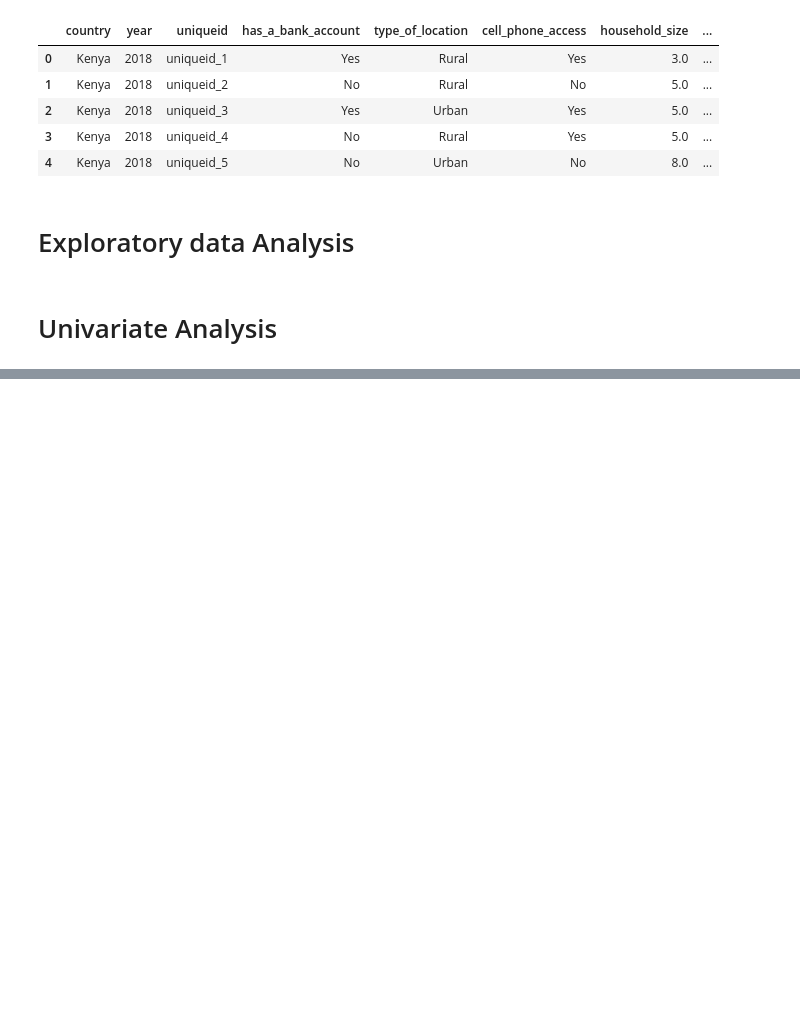
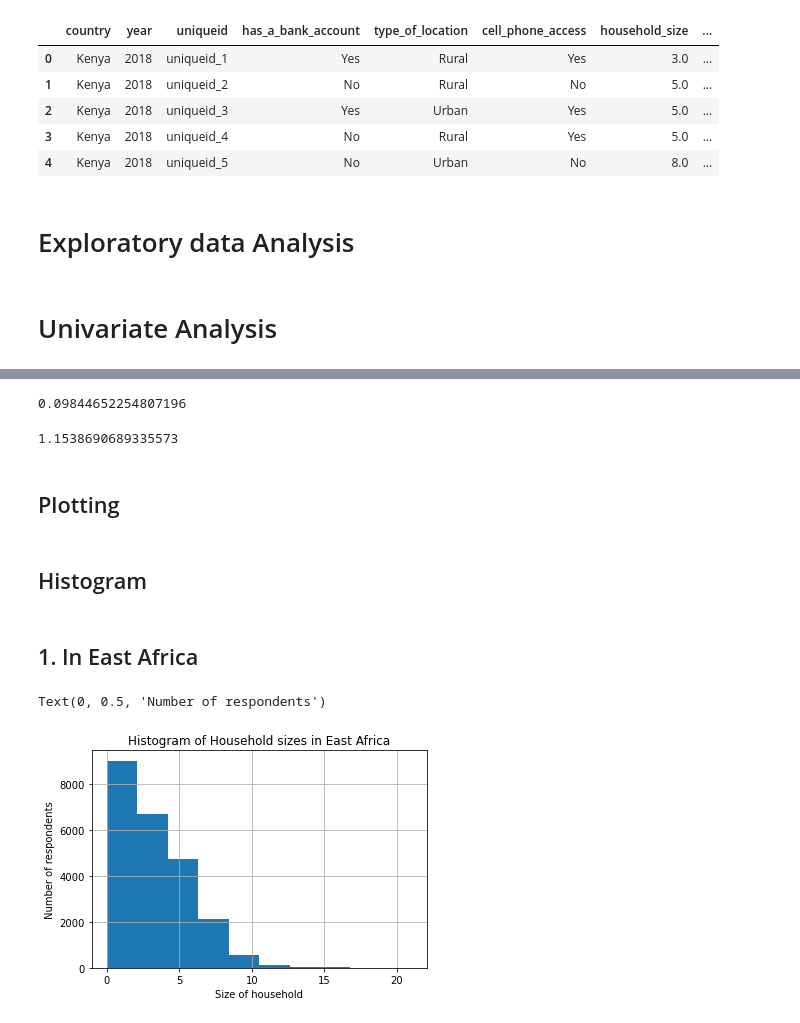
Before and after one commit to mbururyan/financial-inclusion-KE, a Jupyter notebook: financial_inclusion_WK2_IP.ipynb, the cells around one changed output, grey strips where cells are left out. Saved outputs shown, nothing was run; the diff lists cells and outputs as text; code cells hidden in the pictures; blank space fills up the shorter version.

```diff
--- a/financial_inclusion_WK2_IP.ipynb
+++ b/financial_inclusion_WK2_IP.ipynb
@@ -211,0 +374,24 @@ bank.head()
+# %%
+# Ages
+bank['respondent_age'].kurt()
+# %% [output]
+0.09844652254807196
+# %%
+# Household size
+bank['household_size'].kurt()
+# %% [output]
+1.1538690689335573
+# %% [markdown]
+## Plotting
+# %% [markdown]
+## Histogram
+# %% [markdown]
+## 1. In East Africa
+# %%
+bank['household_size'].hist()
+plt.title('Histogram of Household sizes in East Africa')
+plt.xlabel('Size of household')
+plt.ylabel('Number of respondents')
+# %% [output]
+Text(0, 0.5, 'Number of respondents')
+[figure, added]
```
Also changed, not shown: parts of 77 cells of this notebook.
